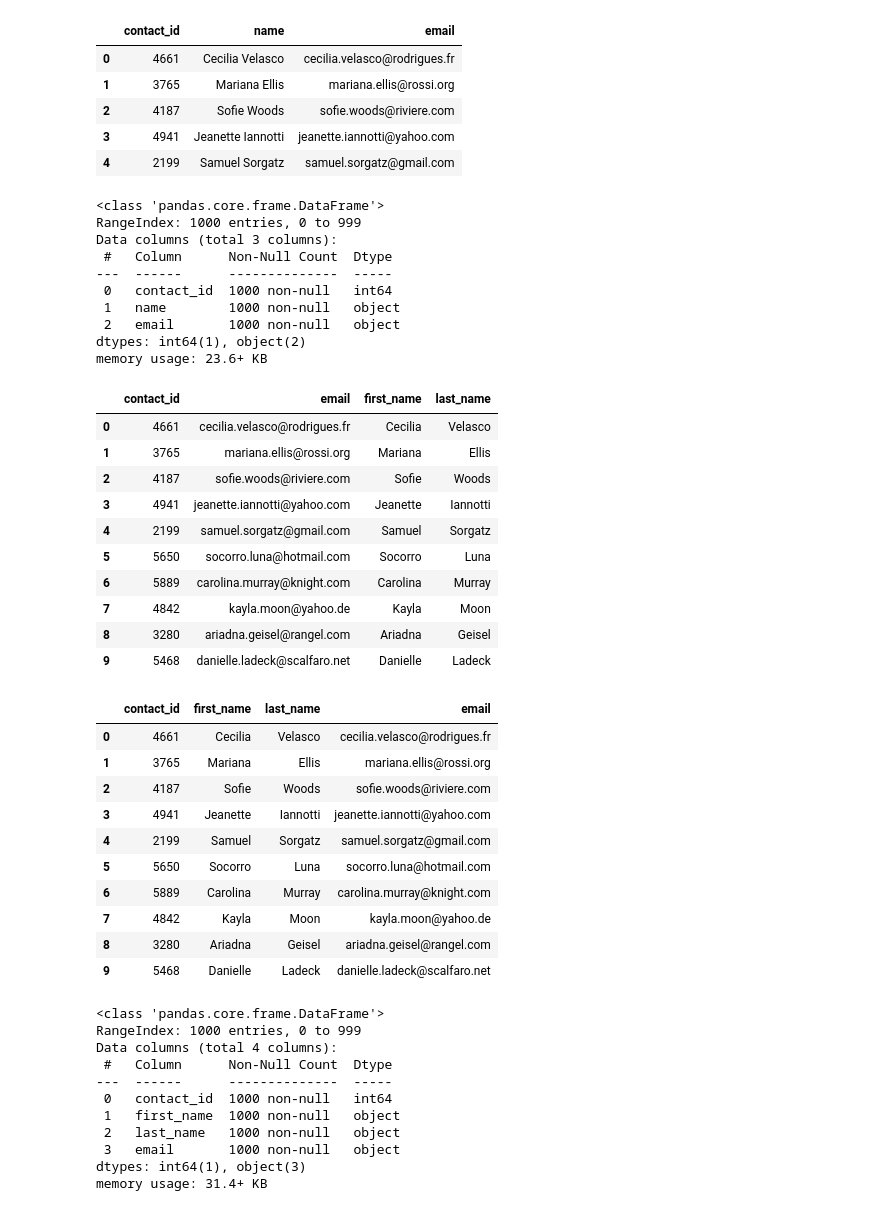
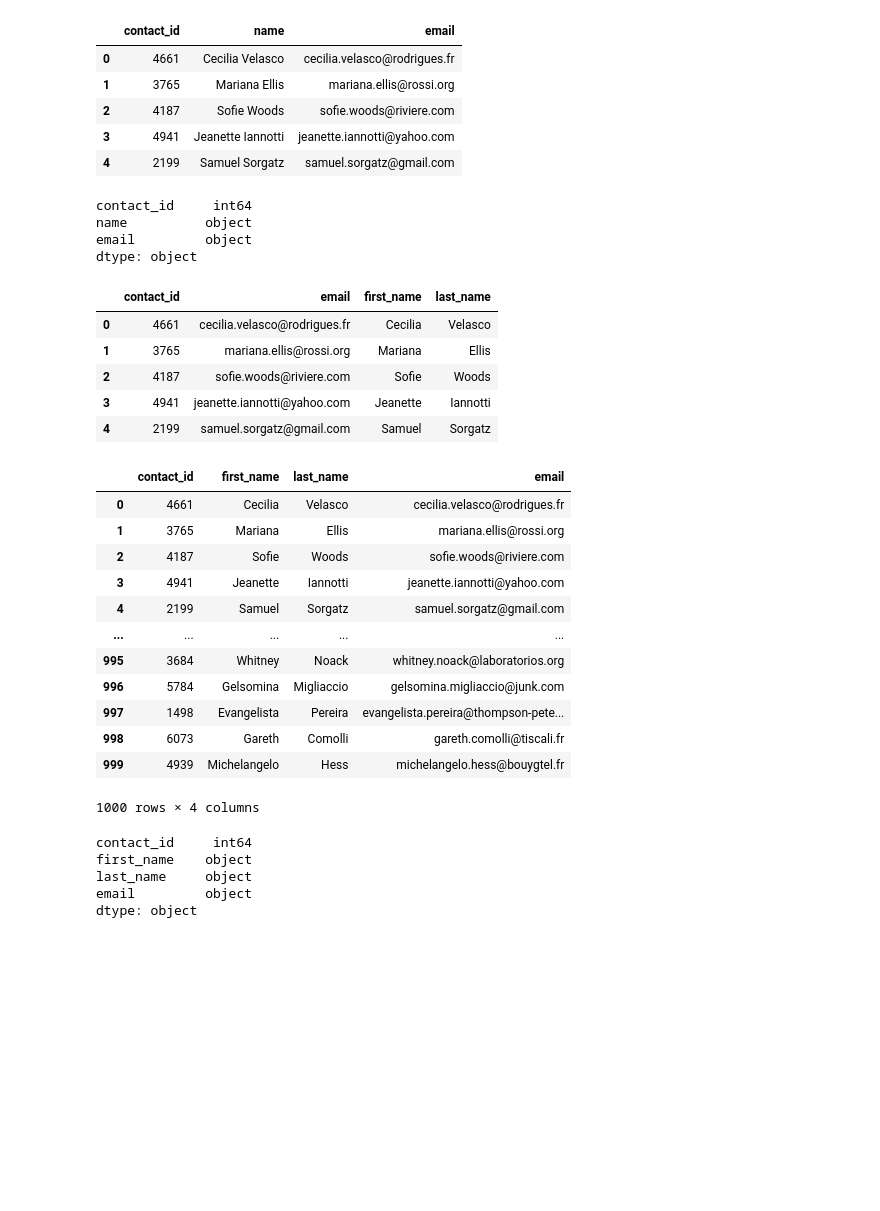
Before and after one commit to bjhepburn/CrowdFunding_ETL, a Jupyter notebook: ETL_Mini_Project_bhepburn.ipynb, the cells around one changed output. Saved outputs shown, nothing was run; the diff lists cells and outputs as text; code cells hidden in the pictures; blank space fills up the shorter version.

Commit message:
Contacts DF Complete

```diff
--- a/ETL_Mini_Project_bhepburn.ipynb
+++ b/ETL_Mini_Project_bhepburn.ipynb
@@ -288,8 +297,8 @@ Then export the DataFrame as a `contacts.csv` CSV file.
 # %%
 # Iterate through the contact_info_df and convert each row to a dictionary.
 import json
-dict_values = []
-
+contact_info_df.drop([0],inplace=True)
+dict_values = [[json.loads(row[1][0])['contact_id'],json.loads(row[1][0])['name'],json.loads(row[1][0])['email']] for row in contact_info_df.iterrows()]
 
 # Print out the list of values for each row.
 print(dict_values)
@@ -298,6 +307,8 @@ print(dict_values)
 # %%
 # Create a contact_info DataFrame and add each list of values, i.e., each row
 # to the 'contact_id', 'name', 'email' columns.
+contacts_df_clean = pd.DataFrame(dict_values, columns=['contact_id','name','email'])
+contacts_df_clean.head()
 # %% [output]
 |  | contact_id | name | email |
 | 0 | 4661 | Cecilia Velasco | cecilia.velasco@rodrigues.fr |
@@ -307,22 +318,21 @@ print(dict_values)
 | 4 | 2199 | Samuel Sorgatz | samuel.sorgatz@gmail.com |
 # %%
 # Check the datatypes.
+contacts_df_clean.dtypes
 # %% [output]
-<class 'pandas.core.frame.DataFrame'>
-RangeIndex: 1000 entries, 0 to 999
-Data columns (total 3 columns):
- #   Column      Non-Null Count  Dtype
----  ------      --------------  -----
- 0   contact_id  1000 non-null   int64
- 1   name        1000 non-null   object
- 2   email       1000 non-null   object
-dtypes: int64(1), object(2)
-memory usage: 23.6+ KB
+contact_id     int64
+name          object
+email         object
+dtype: object
 # %%
 # Create a "first"name" and "last_name" column with the first and last names from the "name" column.
-
+name_split = contacts_df_clean['name'].str.split(' ',n=1, expand=True)
+contacts_df_clean['first_name'] = name_split[0]
+contacts_df_clean['last_name'] = name_split[1]
 
 # Drop the contact_name column
+contacts_df_clean.drop(columns='name',inplace=True)
+contacts_df_clean.head()
 # %% [output]
 |  | contact_id | email | first_name | last_name |
 | 0 | 4661 | cecilia.velasco@rodrigues.fr | Cecilia | Velasco |
@@ -330,39 +340,33 @@ memory usage: 23.6+ KB
 | 2 | 4187 | sofie.woods@riviere.com | Sofie | Woods |
 | 3 | 4941 | jeanette.iannotti@yahoo.com | Jeanette | Iannotti |
 | 4 | 2199 | samuel.sorgatz@gmail.com | Samuel | Sorgatz |
-| 5 | 5650 | socorro.luna@hotmail.com | Socorro | Luna |
-| 6 | 5889 | carolina.murray@knight.com | Carolina | Murray |
-| 7 | 4842 | kayla.moon@yahoo.de | Kayla | Moon |
-| 8 | 3280 | ariadna.geisel@rangel.com | Ariadna | Geisel |
-| 9 | 5468 | danielle.ladeck@scalfaro.net | Danielle | Ladeck |
 # %%
 # Reorder the columns
+contacts_df_clean = contacts_df_clean[['contact_id','first_name','last_name','email']]
+contacts_df_clean
 # %% [output]
 |  | contact_id | first_name | last_name | email |
 | 0 | 4661 | Cecilia | Velasco | cecilia.velasco@rodrigues.fr |
 | 1 | 3765 | Mariana | Ellis | mariana.ellis@rossi.org |
 | 2 | 4187 | Sofie | Woods | sofie.woods@riviere.com |
 | 3 | 4941 | Jeanette | Iannotti | jeanette.iannotti@yahoo.com |
 | 4 | 2199 | Samuel | Sorgatz | samuel.sorgatz@gmail.com |
-| 5 | 5650 | Socorro | Luna | socorro.luna@hotmail.com |
-| 6 | 5889 | Carolina | Murray | carolina.murray@knight.com |
-| 7 | 4842 | Kayla | Moon | kayla.moon@yahoo.de |
-| 8 | 3280 | Ariadna | Geisel | ariadna.geisel@rangel.com |
-| 9 | 5468 | Danielle | Ladeck | danielle.ladeck@scalfaro.net |
+| ... | ... | ... | ... | ... |
+| 995 | 3684 | Whitney | Noack | whitney.noack@laboratorios.org |
+| 996 | 5784 | Gelsomina | Migliaccio | gelsomina.migliaccio@junk.com |
+| 997 | 1498 | Evangelista | Pereira | evangelista.pereira@thompson-pete... |
+| 998 | 6073 | Gareth | Comolli | gareth.comolli@tiscali.fr |
+| 999 | 4939 | Michelangelo | Hess | michelangelo.hess@bouygtel.fr |
+1000 rows × 4 columns
 # %%
 # Check the datatypes one more time before exporting as CSV file.
+contacts_df_clean.dtypes
 # %% [output]
-<class 'pandas.core.frame.DataFrame'>
-RangeIndex: 1000 entries, 0 to 999
-Data columns (total 4 columns):
- #   Column      Non-Null Count  Dtype
----  ------      --------------  -----
- 0   contact_id  1000 non-null   int64
- 1   first_name  1000 non-null   object
- 2   last_name   1000 non-null   object
- 3   email       1000 non-null   object
-dtypes: int64(1), object(3)
-memory usage: 31.4+ KB
+contact_id     int64
+first_name    object
+last_name     object
+email         object
+dtype: object
 # %%
 # Export the DataFrame as a CSV file.
 contacts_df_clean.to_csv("Resources/contacts.csv", encoding='utf8', index=False)
```
Also changed, not shown: parts of 16 cells of this notebook.
